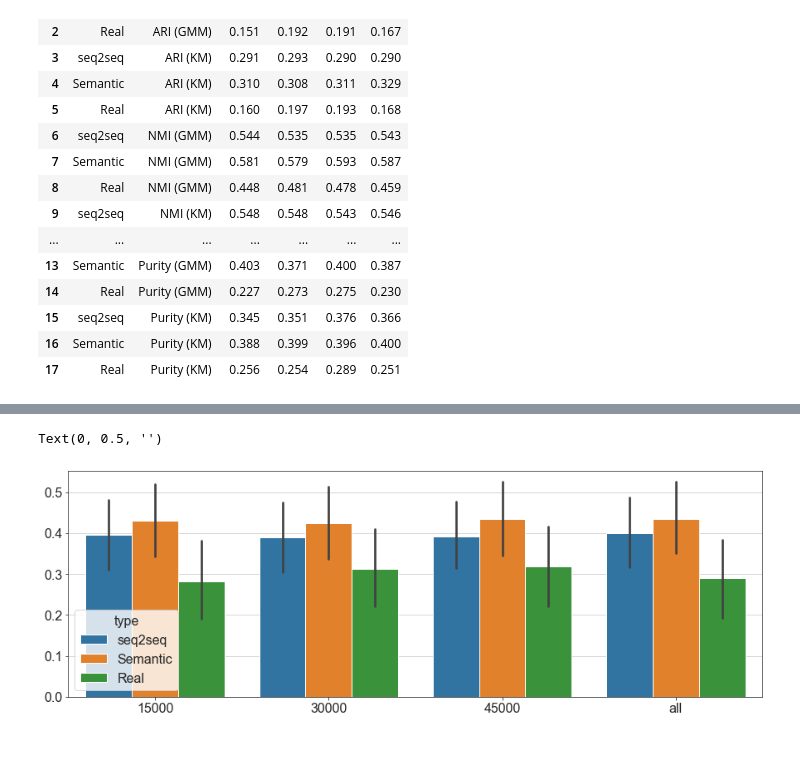
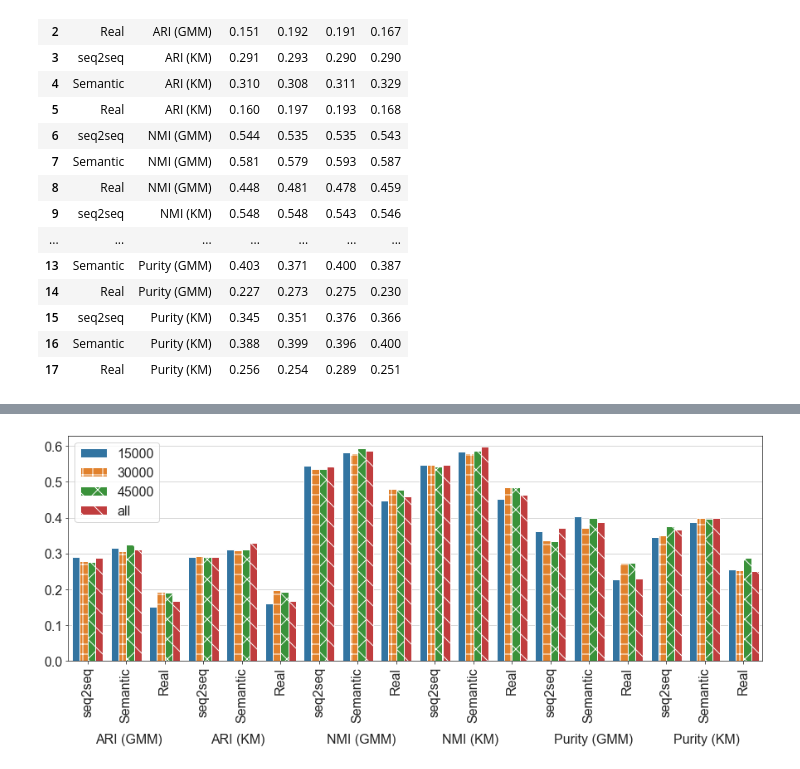
Before and after one commit to hopemini/data_processing, a Jupyter notebook: 2_stage_eval/find_mean_random.ipynb, the cells around one changed output, grey strips where cells are left out. Saved outputs shown, nothing was run; the diff lists cells and outputs as text; code cells hidden in the pictures.

Commit message:
Add results according to the change in the number of training sets

```diff
--- a/2_stage_eval/find_mean_random.ipynb
+++ b/2_stage_eval/find_mean_random.ipynb
@@ -307,3 +275,21 @@ df_23_melt
+# %%
+df_23['t'] = df_23['type'] + ' ' +  df_23['eval']
+df_23.drop(['type', 'eval'], axis=1, inplace=True)
+df_23 = df_23.T
+header = df_23.iloc[4]
+df_23.rename(columns=header, inplace=True)
+df_23.drop(['t'], axis=0, inplace=True)
+df_23['training'] = ['15000', '30000', '45000', 'all']
+df_23 = df_23.melt(id_vars='training', value_name='metric', var_name='type')
+
+df_34['t'] = df_34['type'] + ' ' +  df_34['eval']
+df_34.drop(['type', 'eval'], axis=1, inplace=True)
+df_34 = df_34.T
+header = df_34.iloc[4]
+df_34.rename(columns=header, inplace=True)
+df_34.drop(['t'], axis=0, inplace=True)
+df_34['training'] = ['15000', '30000', '45000', 'all']
+df_34 = df_34.melt(id_vars='training', value_name='metric', var_name='type')
 # %%
 SMALL_SIZE = 8
 MEDIUM_SIZE = 12
@@ -316,30 +302,30 @@ plt.rc('xtick', labelsize=BIGGER_SIZE)    # fontsize of the tick labels
 plt.rc('ytick', labelsize=BIGGER_SIZE)    # fontsize of the tick labels
 plt.rc('legend', fontsize=BIGGER_SIZE)    # legend fontsize
 plt.rc('figure', titlesize=BIGGER_SIZE)  # fontsize of the figure title
-# %%
-plt.figure(figsize=(15,5))
-sns.set_style("ticks", {'axes.grid' : True})
-
-#plt.xticks(rotation=90)
-#ax = sns.barplot(data=df_23_t, color='#3F466E')
-ax = sns.barplot(x='training', y='metric', hue='type', data=df_23_melt)
-#bx = sns.barplot(x='eval', y='eval_values', data=df_23_30000, hue='type')
-#cx = sns.barplot(x='eval', y='eval_values', data=df_23_45000, hue='type')
-#dx = sns.barplot(x='eval', y='eval_values', data=df_23_all, hue='type')
-
-
-#for container in ax.containers:
-#    ax.bar_label(container, rotation=90)
-#hatches = [None, '+', 'x', '\\', '*', 'o']
-#for bars, hatch in zip(ax.containers, hatches):
-#    for bar in bars:
-#        bar.set_hatch(hatch)
-#plt.legend(loc="upper left")
-#plt.ylim((0, 0.8))
-plt.xlabel(None)
-plt.ylabel(None)
-# %% [output]
-Text(0, 0.5, '')
-[figure, removed]
+# %%
+label = column_names * 6
+plt.figure(figsize=(15,5))
+sns.set_style("ticks", {'axes.grid' : True})
+
+ax = sns.barplot(x='type', y='metric', hue='training', data=df_23)
+
+hatches = [None, '+', 'x', '\\', '*', 'o']
+for bars, hatch in zip(ax.containers, hatches):
+    for bar in bars:
+        bar.set_hatch(hatch)
+plt.xticks(ticks=range(len(label)), labels=label, rotation=90)
+plt.legend(loc="best")
+#plt.ylim((0, 0.8))
+plt.text(0.2, -0.23, 'ARI (GMM)')
+plt.text(3.2, -0.23, 'ARI (KM)')
+plt.text(6.2, -0.23, 'NMI (GMM)')
+plt.text(9.2, -0.23, 'NMI (KM)')
+plt.text(12.1, -0.23, 'Purity (GMM)')
+plt.text(15.2, -0.23, 'Purity (KM)')
+plt.xlabel(None)
+plt.ylabel(None)
+plt.savefig('../result/plot_training_23.png', format='png', bbox_inches='tight', transparent=True)
+# %% [output]
+[figure, added]
 # %%
 plt.figure(figsize=(15,5))
```
Also changed, not shown: parts of 4 cells of this notebook, 2 other files.
